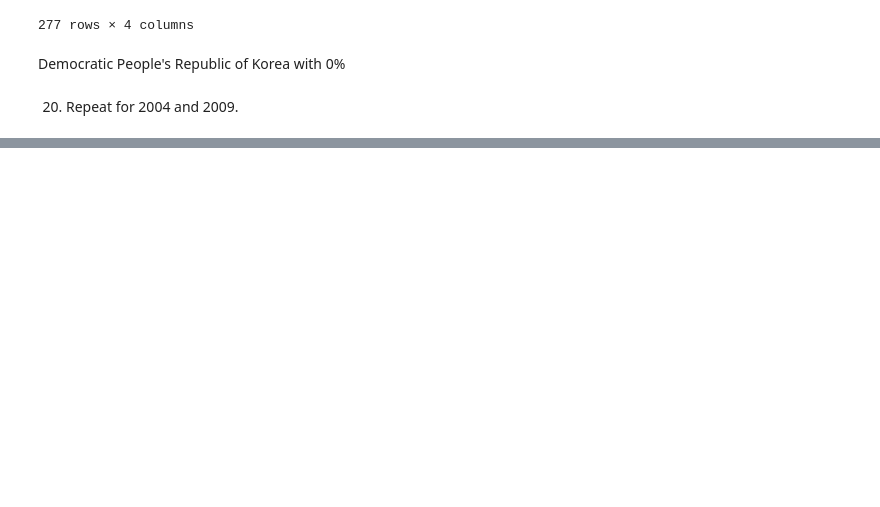
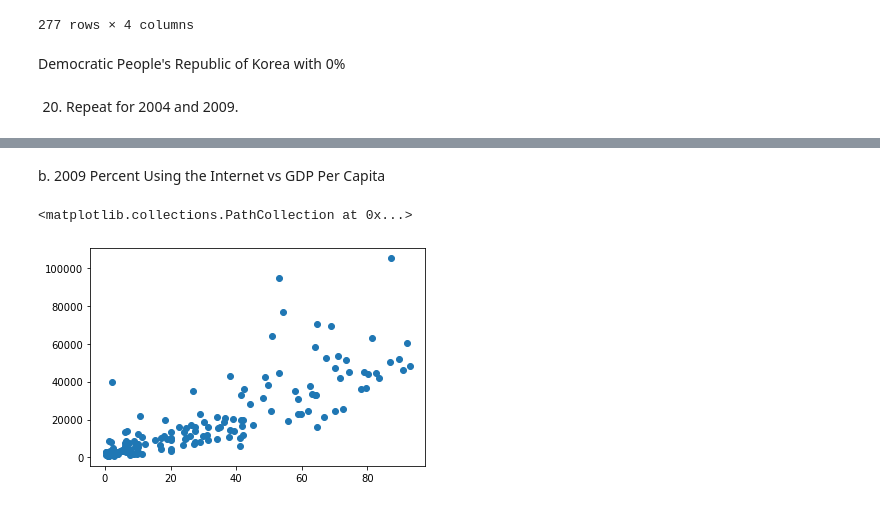
Before and after one commit to ryanhilber93/gdp-and-internet-usage-ryanhilber93, a Jupyter notebook: GDP_and_internet_use_project.ipynb, the cells around one changed output, grey strips where cells are left out. Cells and saved outputs as stored; diff of their text form; code cells hidden in the pictures; blank space fills up the shorter version.

```diff
--- a/GDP_and_internet_use_project.ipynb
+++ b/GDP_and_internet_use_project.ipynb
@@ -297,3 +301,6 @@ df_2004.sort_values("Internet_Users_Pct", ascending = False)
 | 6508 | West Bank and Gaza | 2004 | 4113.246936 | NaN |
 | 6533 | World | 2004 | 12070.457345 | NaN |
 276 rows × 4 columns
+# %%
+df_2009 = df_2009.astype({"Internet_Users_Pct": float})
+df_2009.sort_values("Internet_Users_Pct", ascending = False)
@@ -299,0 +386,7 @@ df_2004.sort_values("Internet_Users_Pct", ascending = False)
+# %% [markdown]
+b. 2009 Percent Using the Internet vs GDP Per Capita
+# %%
+plt.scatter(df_2009["Internet_Users_Pct"], df_2009["GDP_Per_Capita"])
+# %% [output]
+<matplotlib.collections.PathCollection at 0x...>
+[figure, added]
```
Also changed, not shown: parts of 30 cells of this notebook.
